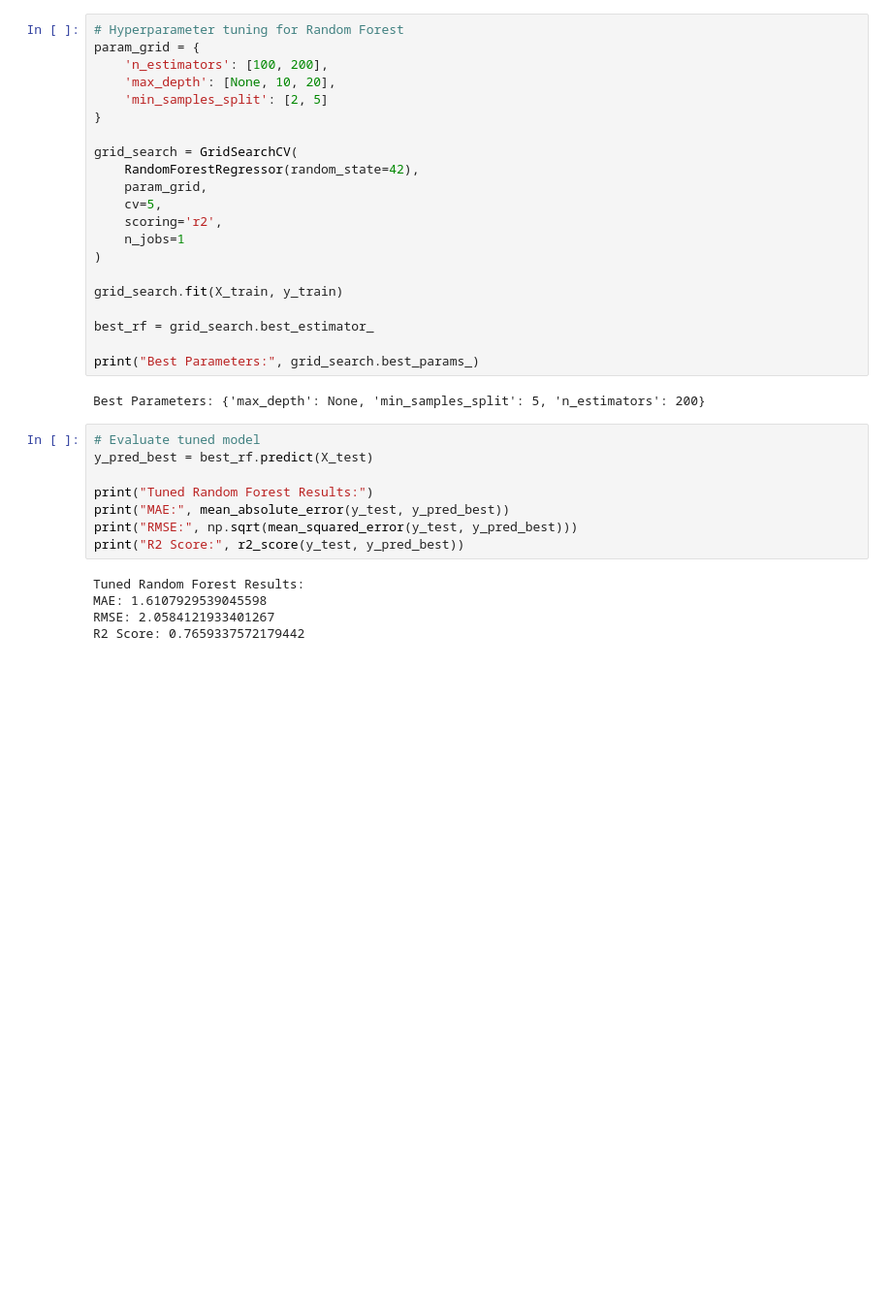
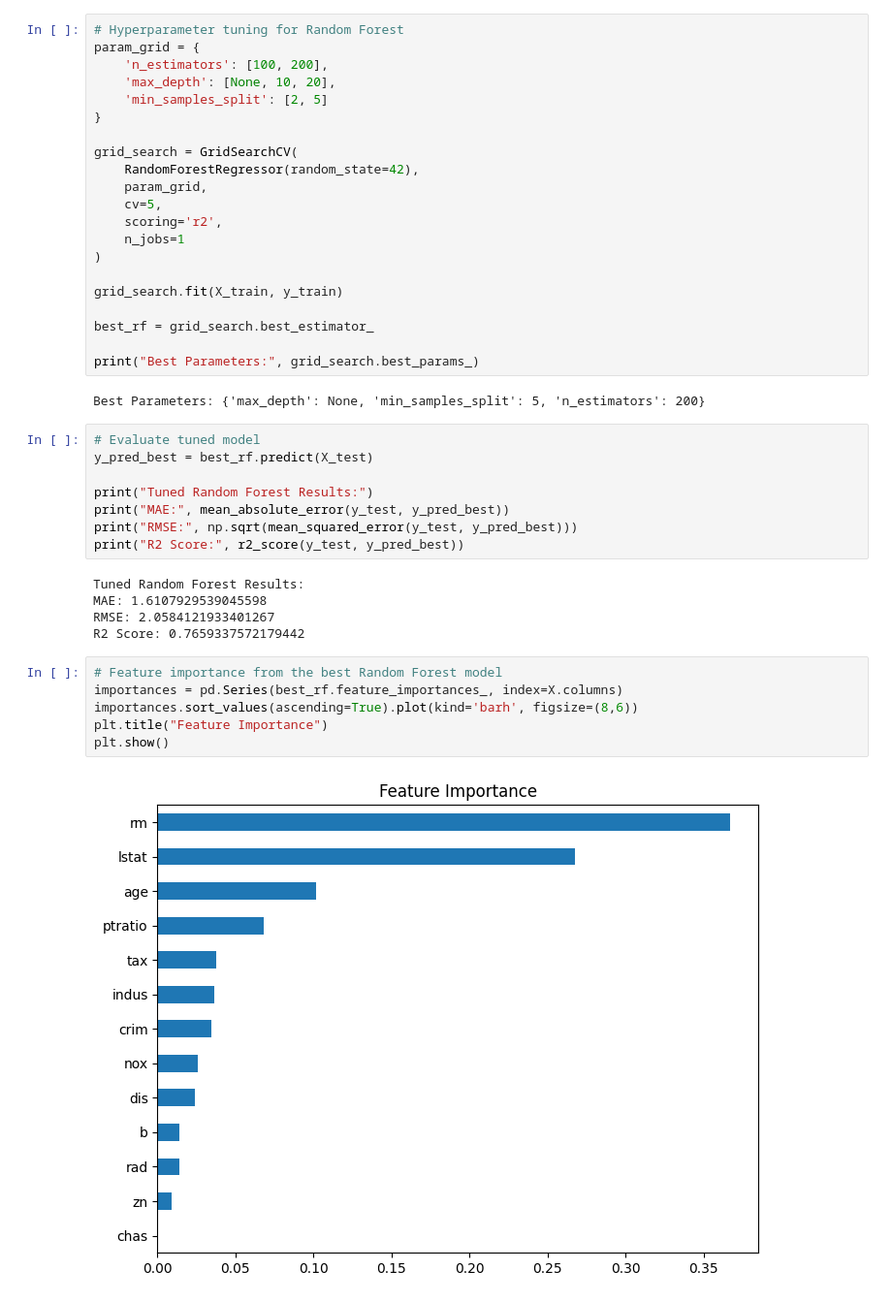
Before and after one commit to Khathithi/Boston-House-Price-Prediction, a Jupyter notebook: Boston House Price Prediction.ipynb, the cells around one changed output. Shown at 97% size. Saved outputs shown, nothing was run; the diff lists cells and outputs as text; blank space fills up the shorter version.

Commit message:
Feature importance from the best Random Forest model

```diff
--- a/Boston House Price Prediction.ipynb
+++ b/Boston House Price Prediction.ipynb
@@ -345,3 +345,11 @@ Tuned Random Forest Results:
 MAE: 1.6107929539045598
 RMSE: 2.0584121933401267
 R2 Score: 0.7659337572179442
+# %%
+# Feature importance from the best Random Forest model
+importances = pd.Series(best_rf.feature_importances_, index=X.columns)
+importances.sort_values(ascending=True).plot(kind='barh', figsize=(8,6))
+plt.title("Feature Importance")
+plt.show()
+# %% [output]
+[figure, added]
```
